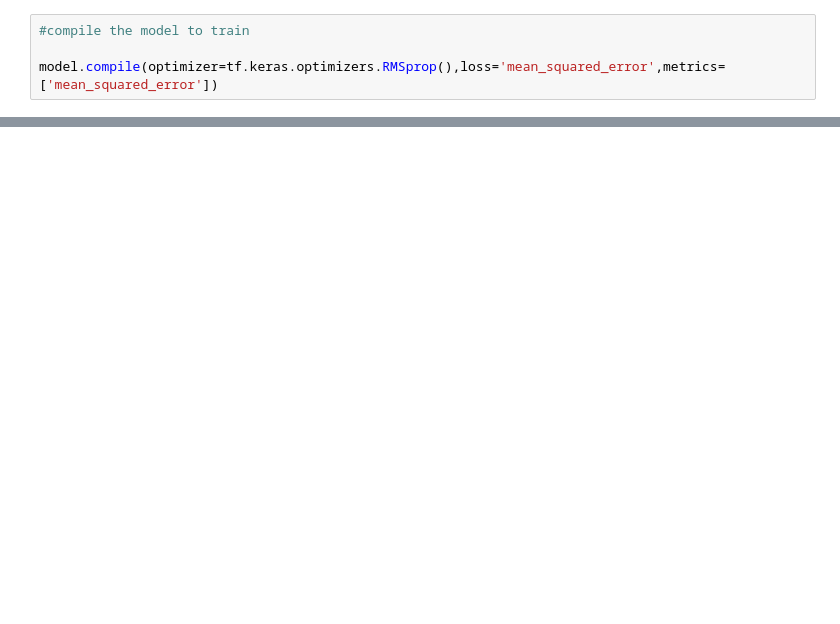
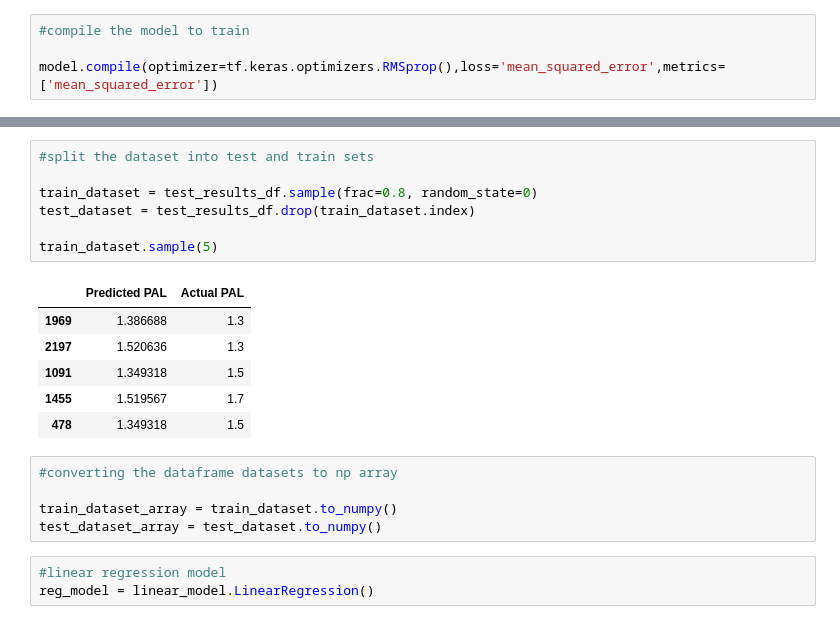
Before and after one commit to IndunilAravinda/IIT-SDGP-Research-Component-Predictor---ANN-model, a Jupyter notebook: PAL Predictor V2.ipynb, the cells around one changed output, grey strips where cells are left out. Saved outputs shown, nothing was run; the diff lists cells and outputs as text; blank space fills up the shorter version.

Commit message:
Prediction fixed error corrected Linear Regression

```diff
--- a/PAL Predictor V2.ipynb
+++ b/PAL Predictor V2.ipynb
@@ -95,0 +108,22 @@ test_results_df.head(5)
+# %%
+#split the dataset into test and train sets
+
+train_dataset = test_results_df.sample(frac=0.8, random_state=0)
+test_dataset = test_results_df.drop(train_dataset.index)
+
+train_dataset.sample(5)
+# %% [output]
+|  | Predicted PAL | Actual PAL |
+| 1969 | 1.386688 | 1.3 |
+| 2197 | 1.520636 | 1.3 |
+| 1091 | 1.349318 | 1.5 |
+| 1455 | 1.519567 | 1.7 |
+| 478 | 1.349318 | 1.5 |
+# %%
+#converting the dataframe datasets to np array
+
+train_dataset_array = train_dataset.to_numpy()
+test_dataset_array = test_dataset.to_numpy()
+# %%
+#linear regression model
+reg_model = linear_model.LinearRegression()
```
Also changed, not shown: parts of 11 cells of this notebook.
